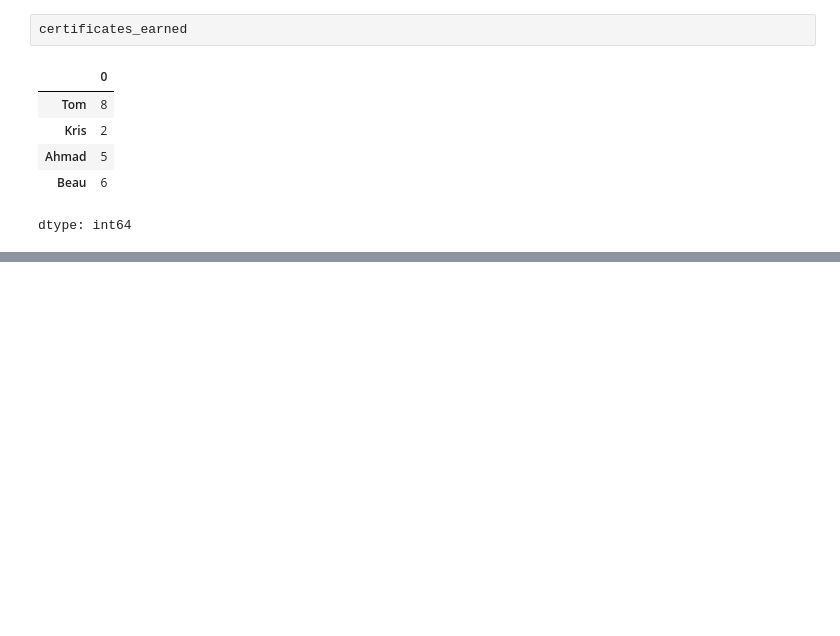
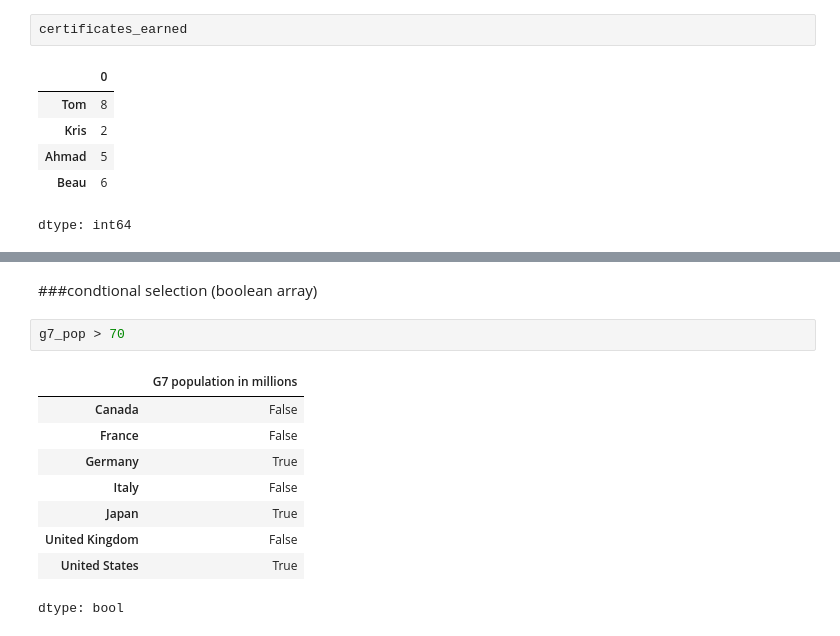
Before and after one commit to OketchOdanga/DataAnalysisWithPython, a Jupyter notebook: DataAnalysisWithPython(FreeCodecamp).ipynb, the cells around one changed output, grey strips where cells are left out. Cells and saved outputs as stored; diff of their text form; blank space fills up the shorter version.

Commit message:
feat: added pandas indeing and conditional selection

```diff
--- a/DataAnalysisWithPython(FreeCodecamp).ipynb
+++ b/DataAnalysisWithPython(FreeCodecamp).ipynb
@@ -227,0 +268,14 @@ dtype: int64
+# %% [markdown]
+###condtional selection (boolean array)
+# %%
+g7_pop > 70
+# %% [output]
+|  | G7 population in millions |
+| Canada | False |
+| France | False |
+| Germany | True |
+| Italy | False |
+| Japan | True |
+| United Kingdom | False |
+| United States | True |
+dtype: bool
```
Also changed, not shown: parts of 16 cells of this notebook.
